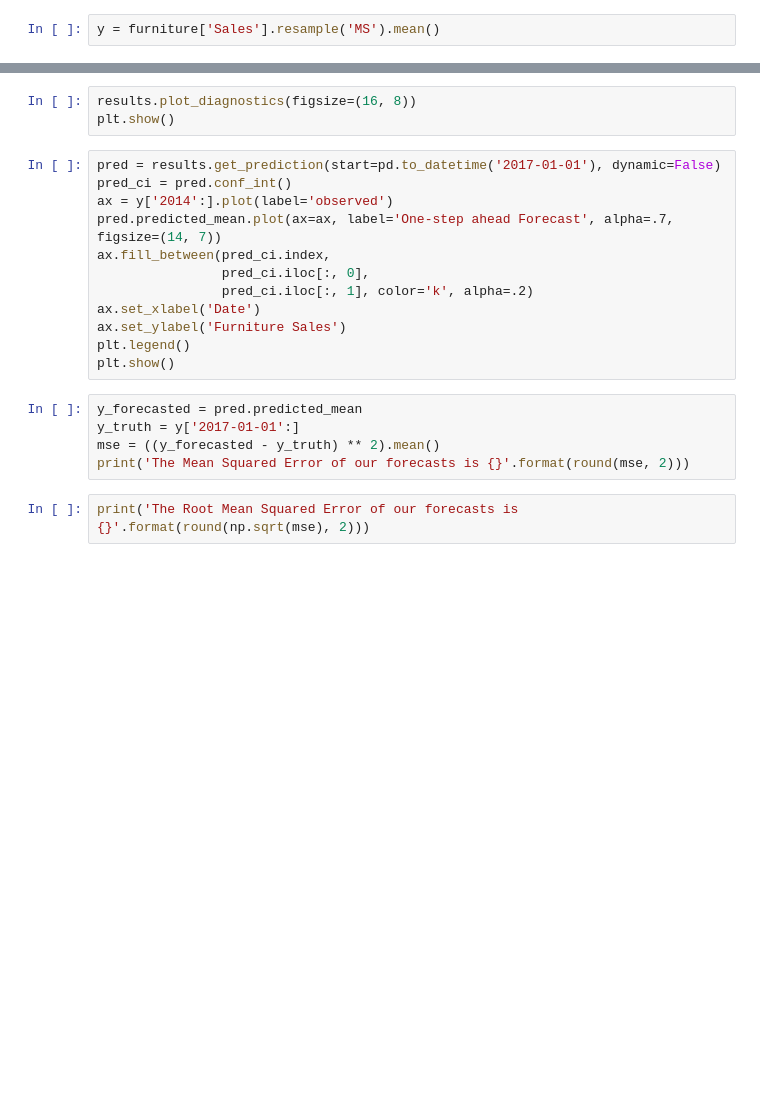
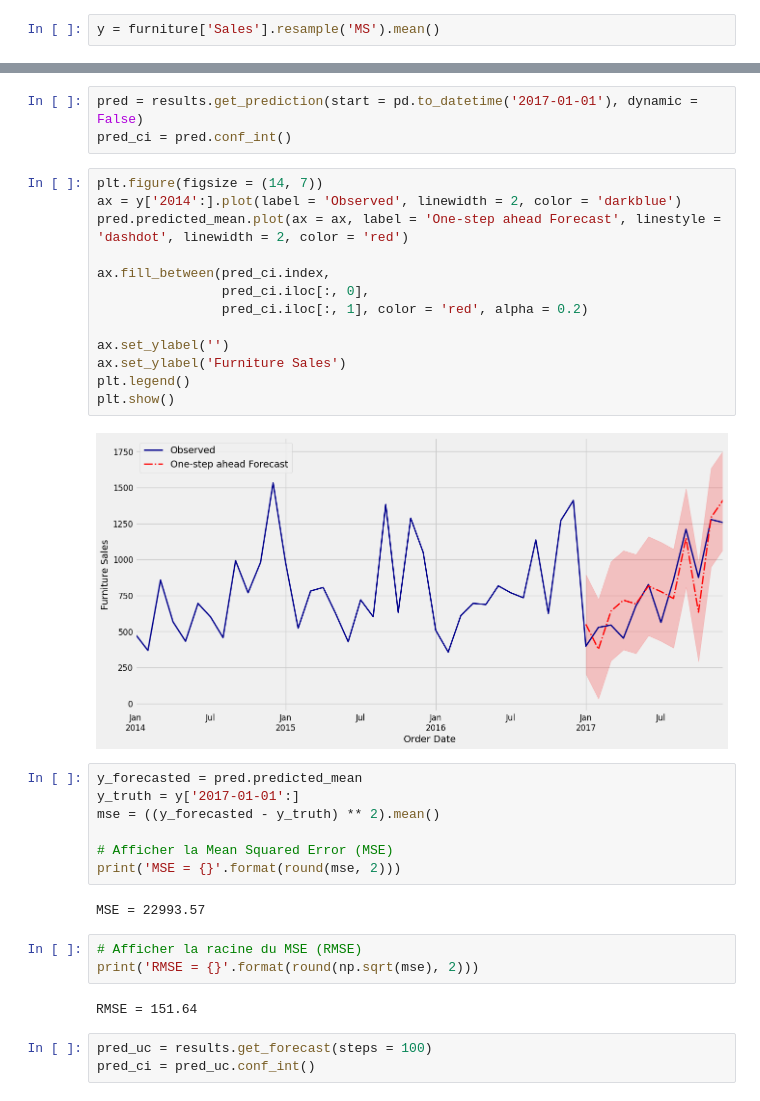
Before and after one commit to a-langlais/case_studies, a Jupyter notebook: time_series_analysis_forecasting/notebooks/time_series_forecasting.ipynb, the cells around one changed output, grey strips where cells are left out. Saved outputs shown, nothing was run; the diff lists cells and outputs as text; blank space fills up the shorter version.

```diff
--- a/time_series_analysis_forecasting/notebooks/time_series_forecasting.ipynb
+++ b/time_series_analysis_forecasting/notebooks/time_series_forecasting.ipynb
@@ -76,23 +152,36 @@ print(results.summary().tables[1])
-# %%
-results.plot_diagnostics(figsize=(16, 8))
-plt.show()
+# %%
+pred = results.get_prediction(start = pd.to_datetime('2017-01-01'), dynamic = False)
+pred_ci = pred.conf_int()
 # %%
-pred = results.get_prediction(start=pd.to_datetime('2017-01-01'), dynamic=False)
-pred_ci = pred.conf_int()
-ax = y['2014':].plot(label='observed')
-pred.predicted_mean.plot(ax=ax, label='One-step ahead Forecast', alpha=.7, figsize=(14, 7))
+plt.figure(figsize = (14, 7))
+ax = y['2014':].plot(label = 'Observed', linewidth = 2, color = 'darkblue')
+pred.predicted_mean.plot(ax = ax, label = 'One-step ahead Forecast', linestyle = 'dashdot', linewidth = 2, color = 'red')
+
 ax.fill_between(pred_ci.index,
                 pred_ci.iloc[:, 0],
-                pred_ci.iloc[:, 1], color='k', alpha=.2)
-ax.set_xlabel('Date')
+                pred_ci.iloc[:, 1], color = 'red', alpha = 0.2)
+
+ax.set_ylabel('')
 ax.set_ylabel('Furniture Sales')
 plt.legend()
 plt.show()
+# %% [output]
+[figure, added]
 # %%
 y_forecasted = pred.predicted_mean
 y_truth = y['2017-01-01':]
 mse = ((y_forecasted - y_truth) ** 2).mean()
-print('The Mean Squared Error of our forecasts is {}'.format(round(mse, 2)))
+
+# Afficher la Mean Squared Error (MSE)
+print('MSE = {}'.format(round(mse, 2)))
+# %% [output]
+MSE = 22993.57
-# %%
-print('The Root Mean Squared Error of our forecasts is {}'.format(round(np.sqrt(mse), 2)))
+# %%
+# Afficher la racine du MSE (RMSE)
+print('RMSE = {}'.format(round(np.sqrt(mse), 2)))
+# %% [output]
+RMSE = 151.64
+# %%
+pred_uc = results.get_forecast(steps = 100)
+pred_ci = pred_uc.conf_int()
 # %%
```
Also changed, not shown: parts of 16 cells of this notebook.
